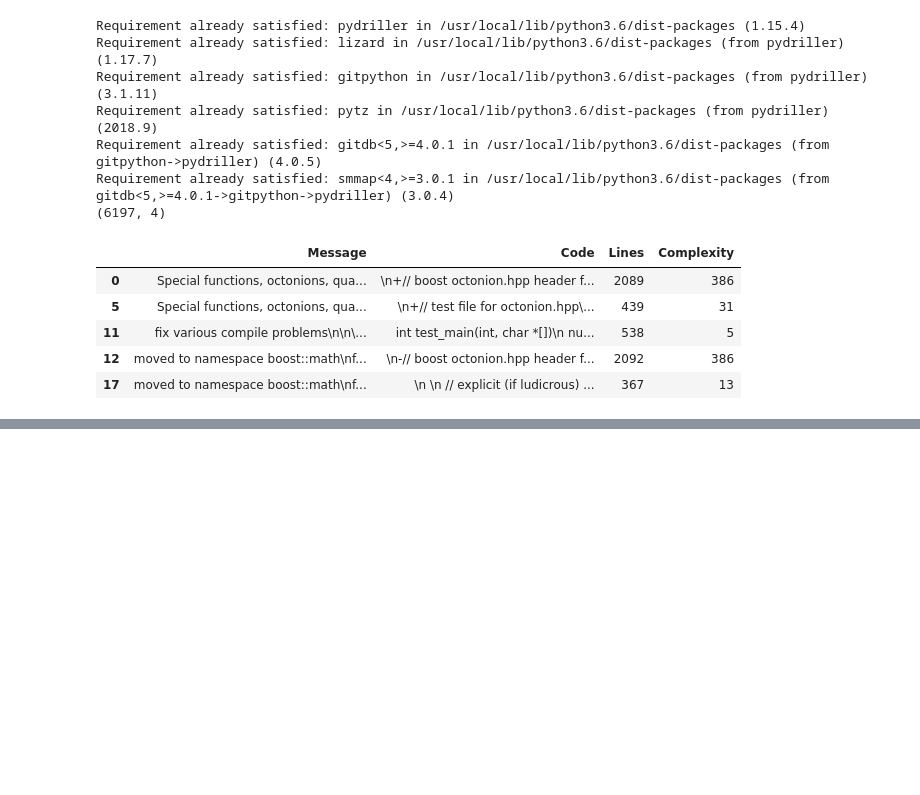
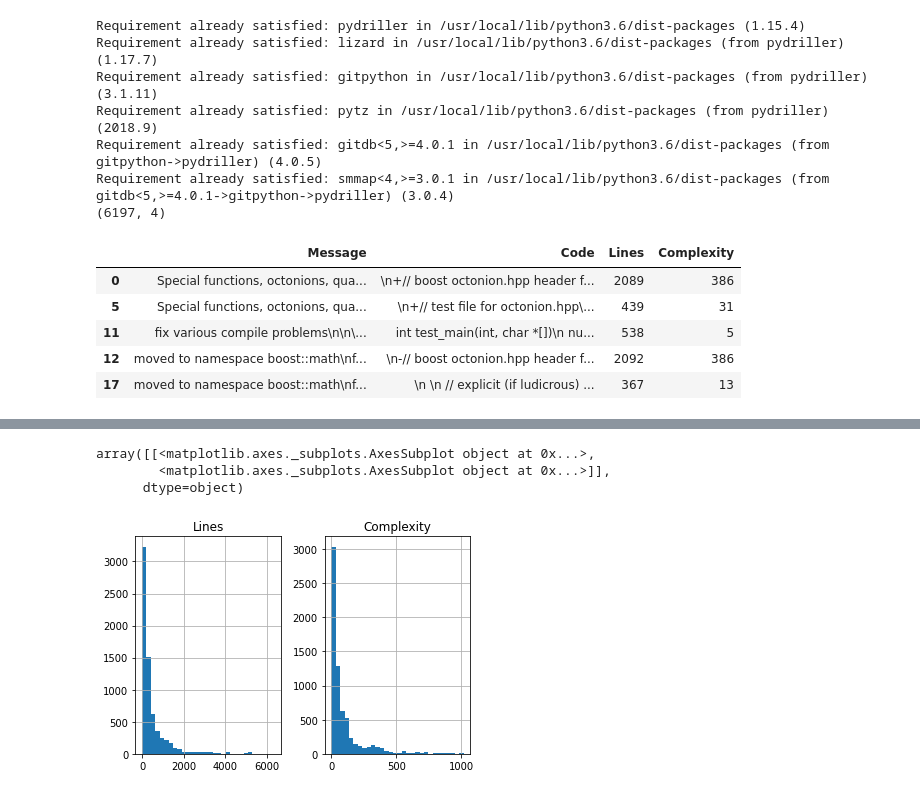
Before and after one commit to shrivastava-piyush/nlp-code-summarization, a Jupyter notebook: exploration/mining_with_pydriller.ipynb, the cells around one changed output, grey strips where cells are left out. Saved outputs shown, nothing was run; the diff lists cells and outputs as text; code cells hidden in the pictures; blank space fills up the shorter version.

```diff
--- a/exploration/mining_with_pydriller.ipynb
+++ b/exploration/mining_with_pydriller.ipynb
@@ -208 +201,8 @@ c_data.head()
+# %%
+c_data.hist(bins=30)
+# %% [output]
+array([[<matplotlib.axes._subplots.AxesSubplot object at 0x...>,
+        <matplotlib.axes._subplots.AxesSubplot object at 0x...>]],
+      dtype=object)
+[figure, added]
 # %%
```
Also changed, not shown: parts of 12 cells of this notebook, 19 other files.
